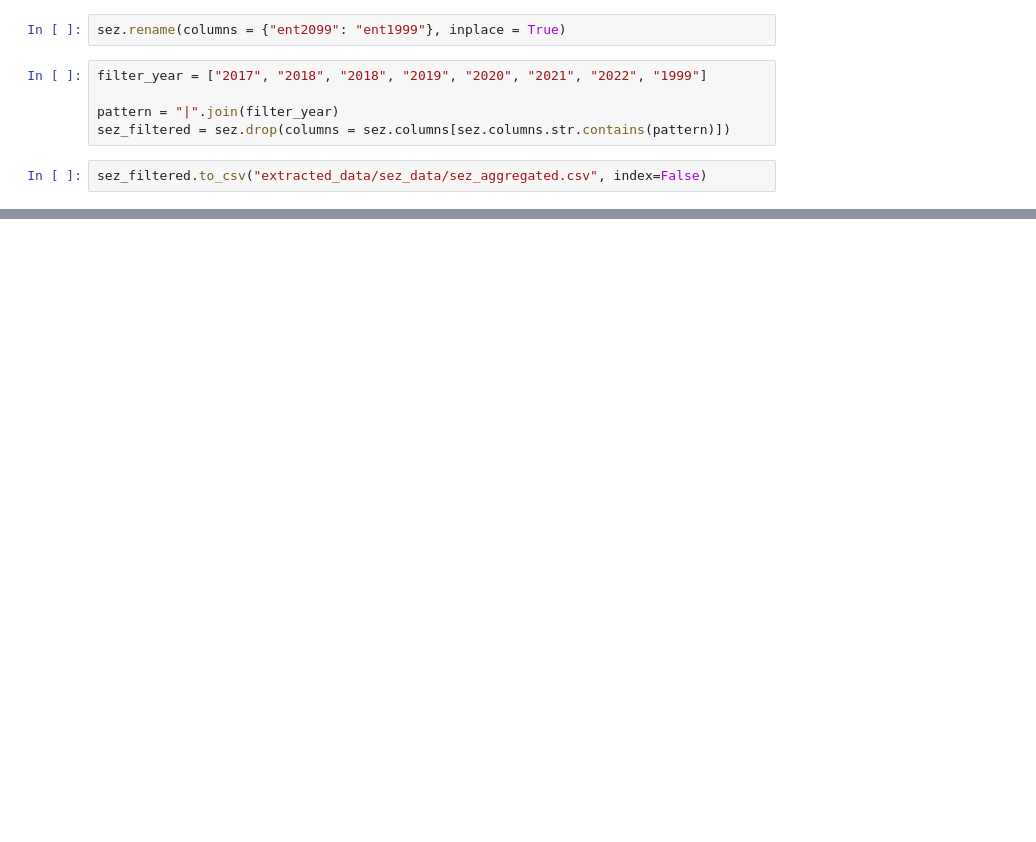
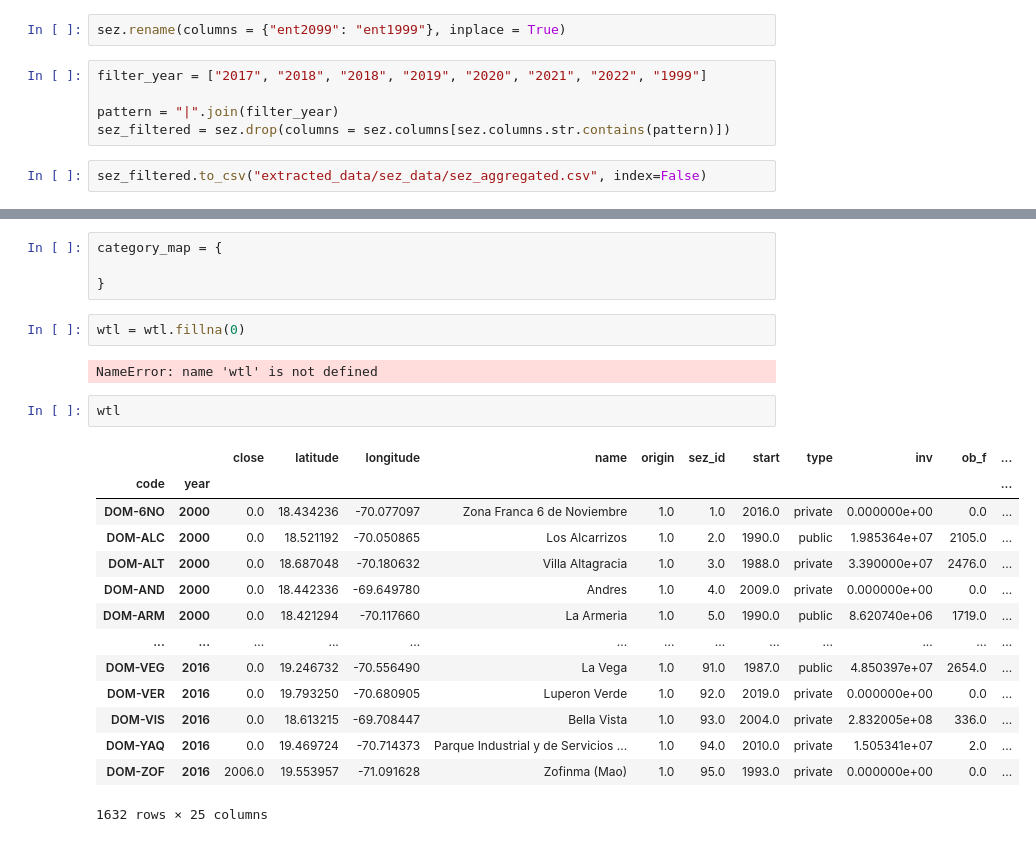
Before and after one commit to HendrixPeralta/research_data, a Jupyter notebook: 00_sez_aggregation.ipynb, the cells around one changed output, grey strips where cells are left out. Saved outputs shown, nothing was run; the diff lists cells and outputs as text; blank space fills up the shorter version.

```diff
--- a/00_sez_aggregation.ipynb
+++ b/00_sez_aggregation.ipynb
@@ -86,0 +254,25 @@ sez_filtered.to_csv("extracted_data/sez_data/sez_aggregated.csv", index=False)
+# %%
+category_map = {
+
+}
+# %%
+wtl = wtl.fillna(0)
+# %% [output]
+NameError: name 'wtl' is not defined
+# %%
+wtl
+# %% [output]
+|  |  | close | latitude | longitude | name | origin | sez_id | start | type | inv | ob_f | ... |
+| code | year |  |  |  |  |  |  |  |  |  |  | ... |
+| DOM-6NO | 2000 | 0.0 | 18.434236 | -70.077097 | Zona Franca 6 de Noviembre | 1.0 | 1.0 | 2016.0 | private | 0.000000e+00 | 0.0 | ... |
+| DOM-ALC | 2000 | 0.0 | 18.521192 | -70.050865 | Los Alcarrizos | 1.0 | 2.0 | 1990.0 | public | 1.985364e+07 | 2105.0 | ... |
+| DOM-ALT | 2000 | 0.0 | 18.687048 | -70.180632 | Villa Altagracia | 1.0 | 3.0 | 1988.0 | private | 3.390000e+07 | 2476.0 | ... |
+| DOM-AND | 2000 | 0.0 | 18.442336 | -69.649780 | Andres | 1.0 | 4.0 | 2009.0 | private | 0.000000e+00 | 0.0 | ... |
+| DOM-ARM | 2000 | 0.0 | 18.421294 | -70.117660 | La Armeria | 1.0 | 5.0 | 1990.0 | public | 8.620740e+06 | 1719.0 | ... |
+| ... | ... | ... | ... | ... | ... | ... | ... | ... | ... | ... | ... | ... |
+| DOM-VEG | 2016 | 0.0 | 19.246732 | -70.556490 | La Vega | 1.0 | 91.0 | 1987.0 | public | 4.850397e+07 | 2654.0 | ... |
+| DOM-VER | 2016 | 0.0 | 19.793250 | -70.680905 | Luperon Verde | 1.0 | 92.0 | 2019.0 | private | 0.000000e+00 | 0.0 | ... |
+| DOM-VIS | 2016 | 0.0 | 18.613215 | -69.708447 | Bella Vista | 1.0 | 93.0 | 2004.0 | private | 2.832005e+08 | 336.0 | ... |
+| DOM-YAQ | 2016 | 0.0 | 19.469724 | -70.714373 | Parque Industrial y de Servicios ... | 1.0 | 94.0 | 2010.0 | private | 1.505341e+07 | 2.0 | ... |
+| DOM-ZOF | 2016 | 2006.0 | 19.553957 | -71.091628 | Zofinma (Mao) | 1.0 | 95.0 | 1993.0 | private | 0.000000e+00 | 0.0 | ... |
+1632 rows × 25 columns
```
Also changed, not shown: parts of 19 cells of this notebook, 1 other file.
